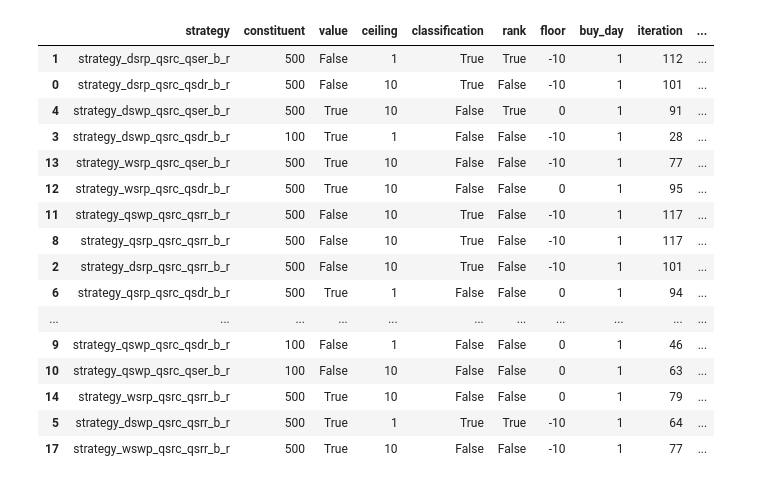
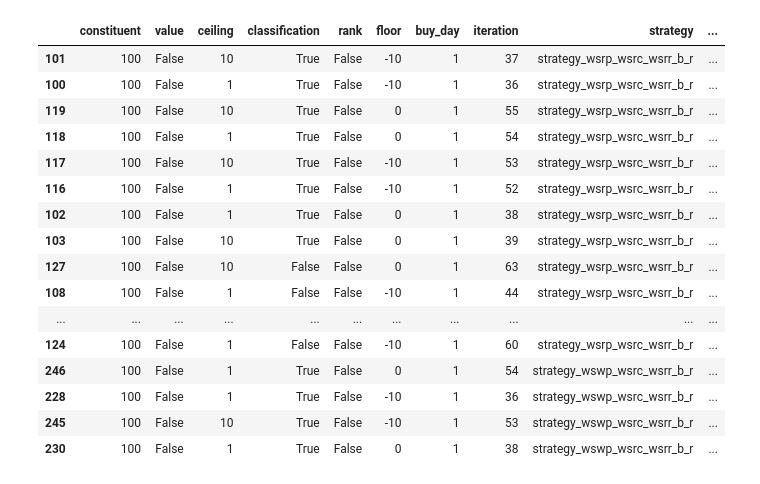
Before and after one commit to webclinic017/longshot-, a Jupyter notebook: analysis.ipynb, the cells around one changed output. Saved outputs shown, nothing was run; the diff lists cells and outputs as text; code cells hidden in the pictures.

```diff
--- a/analysis.ipynb
+++ b/analysis.ipynb
@@ -58,24 +58,24 @@ for strategy in tqdm(delta_fund.strategies):
         print(str(e))
 a = pd.DataFrame([x.to_dict() for x in analysis])
 # %%
-# a.sort_values("pv",ascending=False).head(20)
+a.sort_values("pv",ascending=False).head(20)
+# %% [output]
+|  | constituent | value | ceiling | classification | rank | floor | buy_day | iteration | strategy | ... |
+| 101 | 100 | False | 10 | True | False | -10 | 1 | 37 | strategy_wsrp_wsrc_wsrr_b_r | ... |
+| 100 | 100 | False | 1 | True | False | -10 | 1 | 36 | strategy_wsrp_wsrc_wsrr_b_r | ... |
+| 119 | 100 | False | 10 | True | False | 0 | 1 | 55 | strategy_wsrp_wsrc_wsrr_b_r | ... |
+| 118 | 100 | False | 1 | True | False | 0 | 1 | 54 | strategy_wsrp_wsrc_wsrr_b_r | ... |
+| 117 | 100 | False | 10 | True | False | -10 | 1 | 53 | strategy_wsrp_wsrc_wsrr_b_r | ... |
+| 116 | 100 | False | 1 | True | False | -10 | 1 | 52 | strategy_wsrp_wsrc_wsrr_b_r | ... |
+| 102 | 100 | False | 1 | True | False | 0 | 1 | 38 | strategy_wsrp_wsrc_wsrr_b_r | ... |
+| 103 | 100 | False | 10 | True | False | 0 | 1 | 39 | strategy_wsrp_wsrc_wsrr_b_r | ... |
+| 127 | 100 | False | 10 | False | False | 0 | 1 | 63 | strategy_wsrp_wsrc_wsrr_b_r | ... |
+| 108 | 100 | False | 1 | False | False | -10 | 1 | 44 | strategy_wsrp_wsrc_wsrr_b_r | ... |
+| ... | ... | ... | ... | ... | ... | ... | ... | ... | ... | ... |
+| 124 | 100 | False | 1 | False | False | -10 | 1 | 60 | strategy_wsrp_wsrc_wsrr_b_r | ... |
+| 246 | 100 | False | 1 | True | False | 0 | 1 | 54 | strategy_wswp_wsrc_wsrr_b_r | ... |
+| 228 | 100 | False | 1 | True | False | -10 | 1 | 36 | strategy_wswp_wsrc_wsrr_b_r | ... |
+| 245 | 100 | False | 10 | True | False | -10 | 1 | 53 | strategy_wswp_wsrc_wsrr_b_r | ... |
+| 230 | 100 | False | 1 | True | False | 0 | 1 | 38 | strategy_wswp_wsrc_wsrr_b_r | ... |
 # %%
-top_by_strategy = a.sort_values("pv",ascending=False).groupby("strategy").nth(0).reset_index().sort_values("pv",ascending=False)
+top_by_strategy = a[a["constituent"]==100].sort_values("pv",ascending=False).groupby("strategy").nth(0).reset_index().sort_values("pv",ascending=False)
-# %% [output]
-|  | strategy | constituent | value | ceiling | classification | rank | floor | buy_day | iteration | ... |
-| 1 | strategy_dsrp_qsrc_qser_b_r | 500 | False | 1 | True | True | -10 | 1 | 112 | ... |
-| 0 | strategy_dsrp_qsrc_qsdr_b_r | 500 | False | 10 | True | False | -10 | 1 | 101 | ... |
-| 4 | strategy_dswp_qsrc_qser_b_r | 500 | True | 10 | False | True | 0 | 1 | 91 | ... |
-| 3 | strategy_dswp_qsrc_qsdr_b_r | 100 | True | 1 | False | False | -10 | 1 | 28 | ... |
-| 13 | strategy_wsrp_qsrc_qser_b_r | 500 | True | 10 | False | False | -10 | 1 | 77 | ... |
-| 12 | strategy_wsrp_qsrc_qsdr_b_r | 500 | True | 10 | False | False | 0 | 1 | 95 | ... |
-| 11 | strategy_qswp_qsrc_qsrr_b_r | 500 | False | 10 | True | False | -10 | 1 | 117 | ... |
-| 8 | strategy_qsrp_qsrc_qsrr_b_r | 500 | False | 10 | True | False | -10 | 1 | 117 | ... |
-| 2 | strategy_dsrp_qsrc_qsrr_b_r | 500 | False | 10 | True | False | -10 | 1 | 101 | ... |
-| 6 | strategy_qsrp_qsrc_qsdr_b_r | 500 | True | 1 | False | False | 0 | 1 | 94 | ... |
-| ... | ... | ... | ... | ... | ... | ... | ... | ... | ... | ... |
-| 9 | strategy_qswp_qsrc_qsdr_b_r | 100 | False | 1 | False | False | 0 | 1 | 46 | ... |
-| 10 | strategy_qswp_qsrc_qser_b_r | 100 | False | 10 | False | False | 0 | 1 | 63 | ... |
-| 14 | strategy_wsrp_qsrc_qsrr_b_r | 500 | True | 10 | False | False | 0 | 1 | 79 | ... |
-| 5 | strategy_dswp_qsrc_qsrr_b_r | 500 | True | 1 | True | True | -10 | 1 | 64 | ... |
-| 17 | strategy_wswp_qsrc_qsrr_b_r | 500 | True | 10 | False | False | -10 | 1 | 77 | ... |
```
Also changed, not shown: parts of 7 cells of this notebook, 20 other files.
